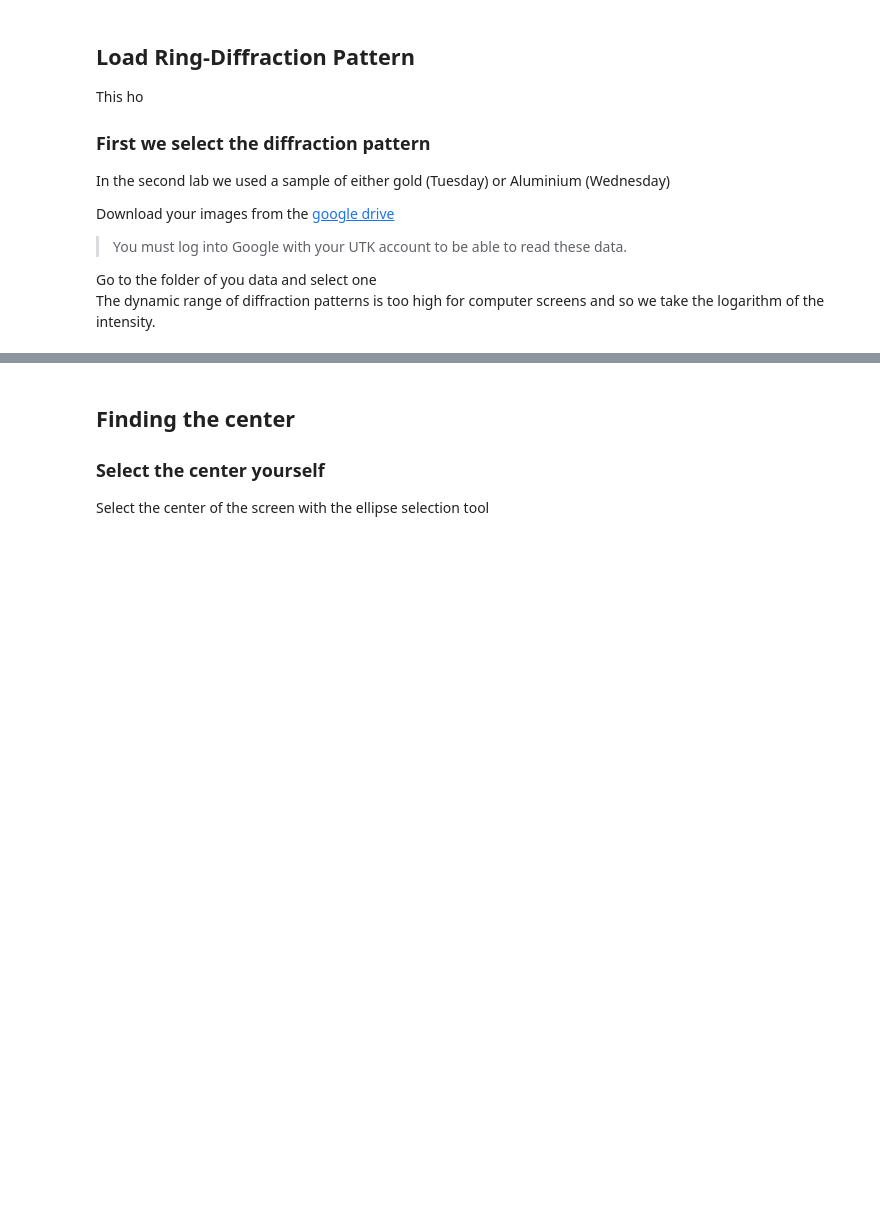
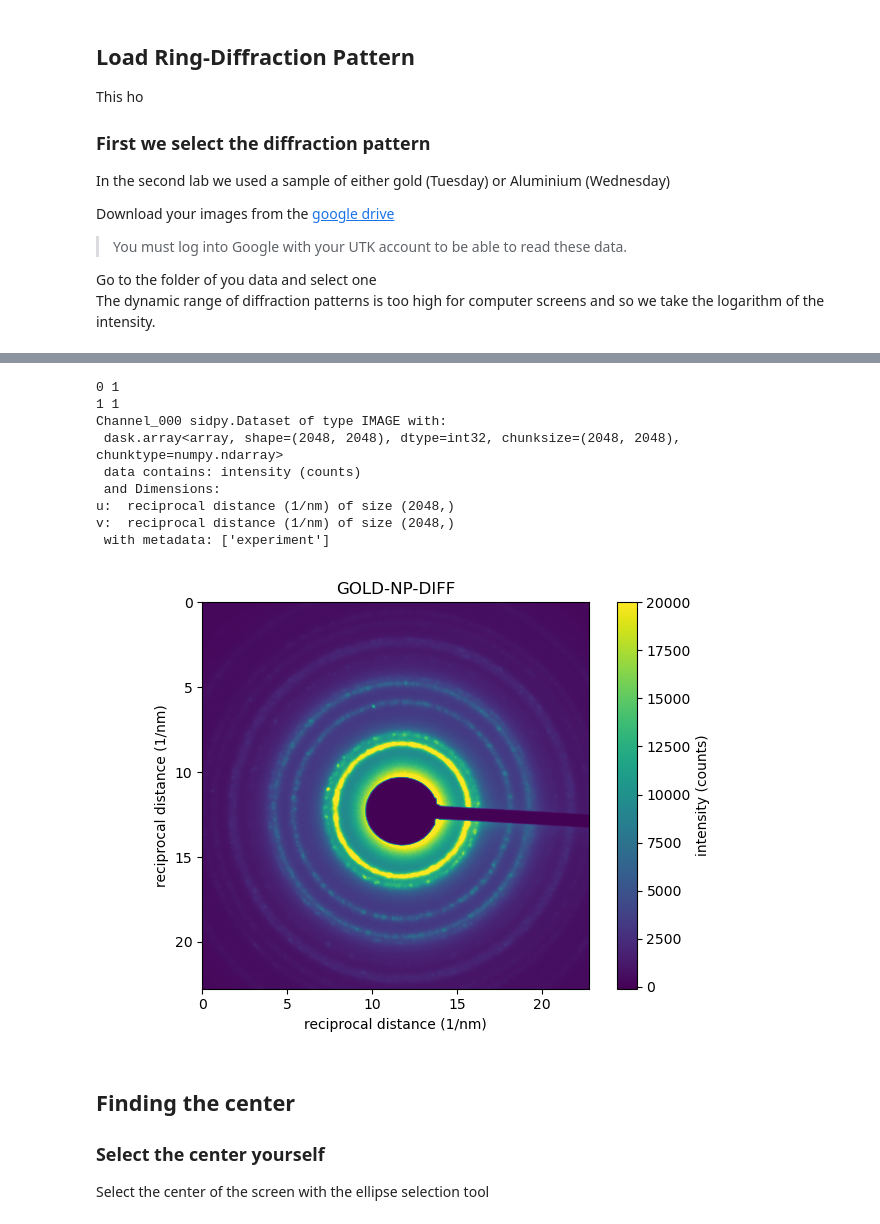
Before and after one commit to gduscher/MSE672-Introduction-to-TEM, a Jupyter notebook: Homework/Homework03.ipynb, the cells around one changed output, grey strips where cells are left out. Saved outputs shown, nothing was run; the diff lists cells and outputs as text; code cells hidden in the pictures; blank space fills up the shorter version.

```diff
--- a/Homework/Homework03.ipynb
+++ b/Homework/Homework03.ipynb
@@ -102,13 +146,18 @@ Download your images from the [google drive](https://drive.google.com/drive/fold
 
 Go to the folder of you data and select one
 The dynamic range of diffraction patterns is too high for computer screens and so we take the logarithm of the intensity.
+# %%
+# ------Input -------------
+load_your_own_data = False
+# -------------------------
+if 'google.colab' in sys.modules:
+    drive.mount("/content/drive")
+    load_your_own_data = True
+if load_your_own_data:
+   fileWidget = ft.FileWidget()
 # %%
-# ------Input -------------
-load_your_own_data = False
-# -------------------------
-
 if load_your_own_data:
-    datasets = ft.open_file()
+    datasets = fileWidget.datasets
 else:  # load example
     datasets = ft.open_file(os.path.join("../example_data", "GOLD-NP-DIFF.dm3"))
 main_dataset = datasets['Channel_000']
@@ -119,3 +166,13 @@ view = main_dataset.plot(vmax=20000)
+0 1
+1 1
+Channel_000 sidpy.Dataset of type IMAGE with:
+ dask.array<array, shape=(2048, 2048), dtype=int32, chunksize=(2048, 2048), chunktype=numpy.ndarray>
+ data contains: intensity (counts)
+ and Dimensions:
+u:  reciprocal distance (1/nm) of size (2048,)
+v:  reciprocal distance (1/nm) of size (2048,)
+ with metadata: ['experiment']
+[figure, added]
 # %% [markdown]
 ## Finding the center
 
```
Also changed, not shown: parts of 10 cells of this notebook, 8 other files.
